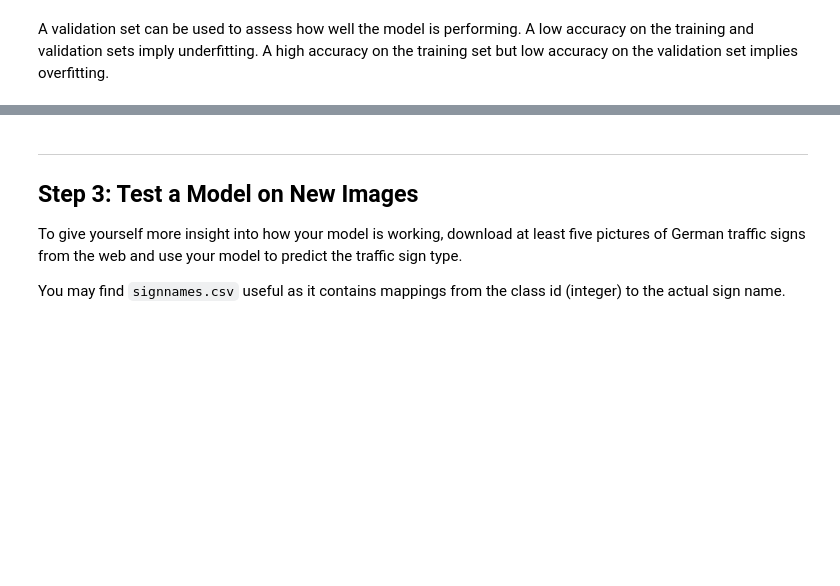
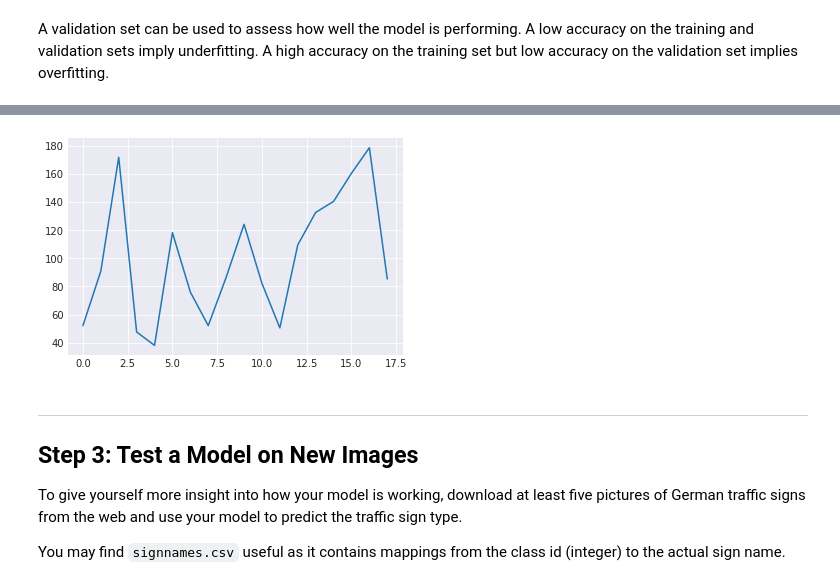
Before and after one commit to adhulipa/CarND-Traffic-Sign-Classifier-Project, a Jupyter notebook: Traffic_Sign_Classifier.ipynb, the cells around one changed output, grey strips where cells are left out. Cells and saved outputs as stored; diff of their text form; code cells hidden in the pictures; blank space fills up the shorter version.

```diff
--- a/Traffic_Sign_Classifier.ipynb
+++ b/Traffic_Sign_Classifier.ipynb
@@ -669,3 +764,8 @@ ValueError: Cannot feed value of shape (256, 32, 32, 3) for Tensor 'Placeholder_
+# %%
+plt.plot(loss)
+plt.show()
+# %% [output]
+[figure, added]
 # %% [markdown]
 ---
 
```
Also changed, not shown: parts of 3 cells of this notebook.
